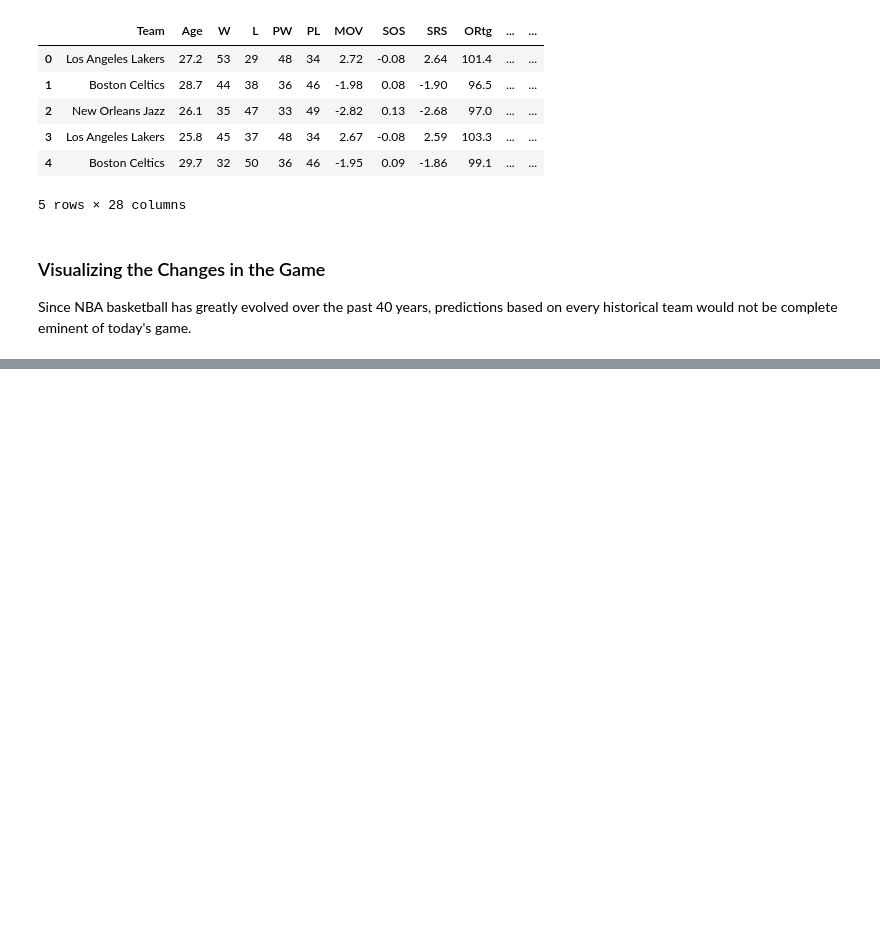
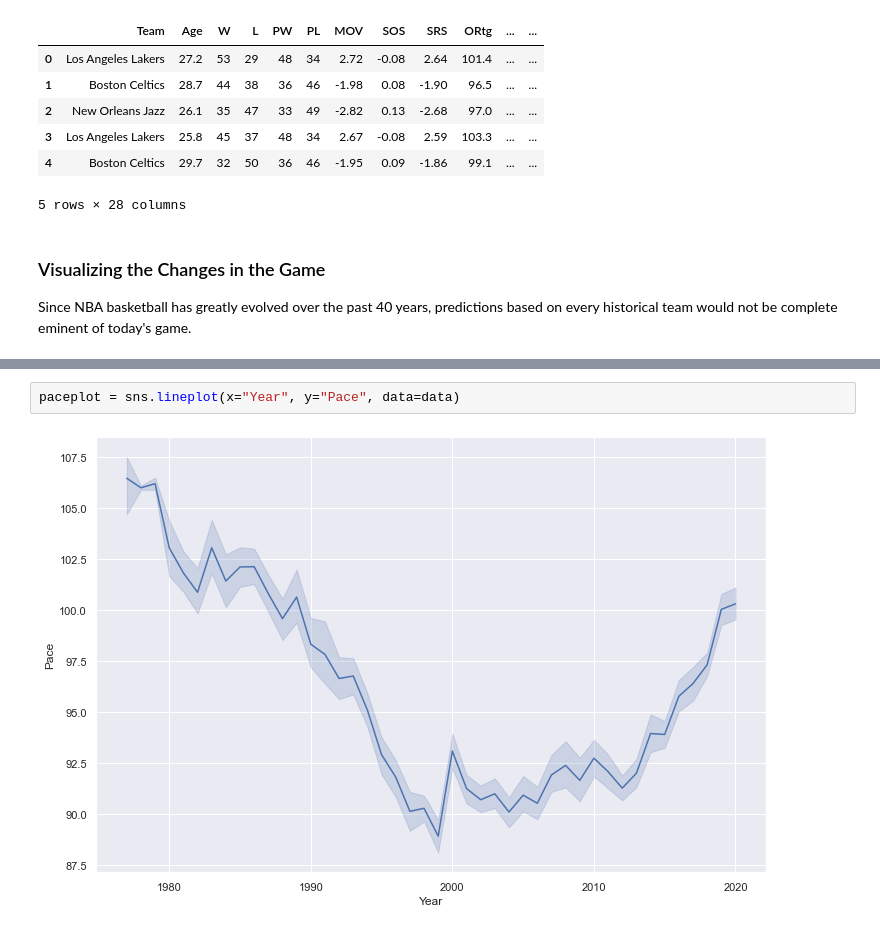
Before and after one commit to gargparthb/nba-data-analysis, a Jupyter notebook: notebooks/eda.ipynb, the cells around one changed output, grey strips where cells are left out. Saved outputs shown, nothing was run; the diff lists cells and outputs as text; blank space fills up the shorter version.

```diff
--- a/notebooks/eda.ipynb
+++ b/notebooks/eda.ipynb
@@ -61,0 +63,4 @@ defrplot = sns.lineplot(x='Year', y='DRtg', data=data)
+# %%
+paceplot = sns.lineplot(x="Year", y="Pace", data=data)
+# %% [output]
+[figure, added]
```
Also changed, not shown: parts of 8 cells of this notebook.
